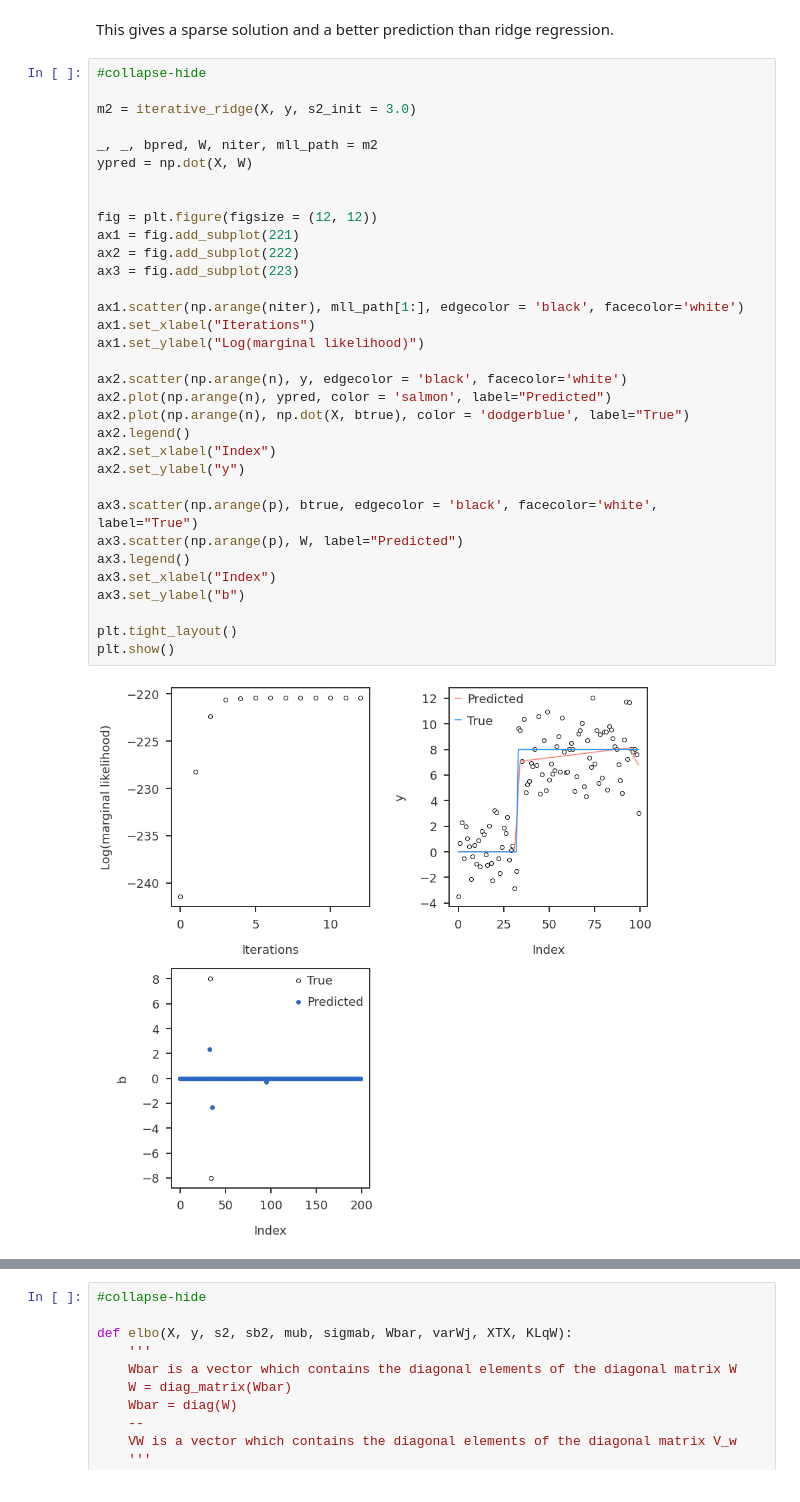
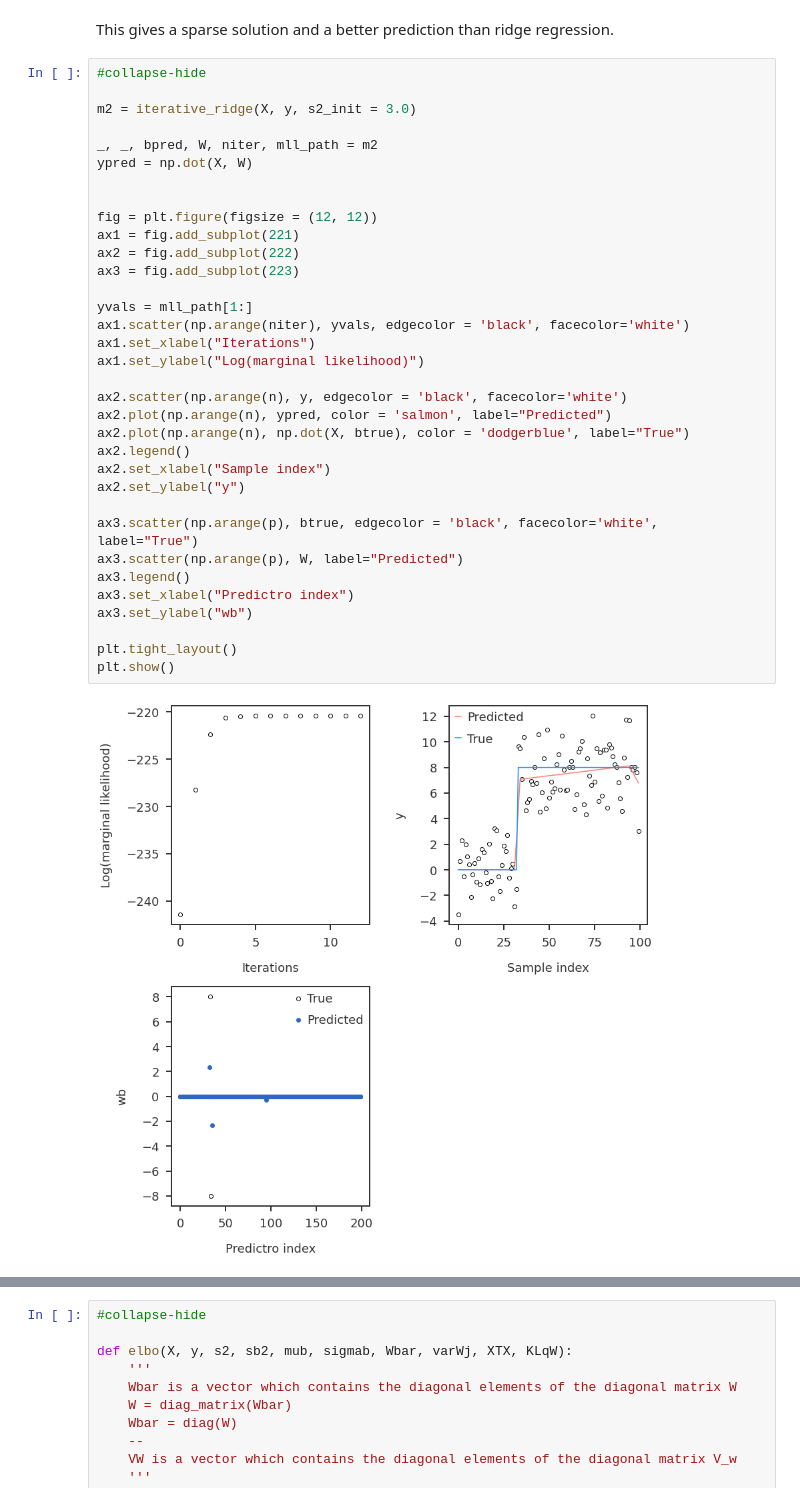
Before and after one commit to banskt/iridge-notes, a Jupyter notebook: _notebooks/2020-12-30-ebmr-with-product-of-coefficients.ipynb, the cells around one changed output, grey strips where cells are left out. Drawn from its saved outputs; the diff is of its cells as text.

```diff
--- a/_notebooks/2020-12-30-ebmr-with-product-of-coefficients.ipynb
+++ b/_notebooks/2020-12-30-ebmr-with-product-of-coefficients.ipynb
@@ -188,38 +196,39 @@ This gives a sparse solution and a better prediction than ridge regression.
 # %%
 #collapse-hide
 
 m2 = iterative_ridge(X, y, s2_init = 3.0)
 
 _, _, bpred, W, niter, mll_path = m2
 ypred = np.dot(X, W)
 
 
 fig = plt.figure(figsize = (12, 12))
 ax1 = fig.add_subplot(221)
 ax2 = fig.add_subplot(222)
 ax3 = fig.add_subplot(223)
 
-ax1.scatter(np.arange(niter), mll_path[1:], edgecolor = 'black', facecolor='white')
+yvals = mll_path[1:]
+ax1.scatter(np.arange(niter), yvals, edgecolor = 'black', facecolor='white')
 ax1.set_xlabel("Iterations")
 ax1.set_ylabel("Log(marginal likelihood)")
 
 ax2.scatter(np.arange(n), y, edgecolor = 'black', facecolor='white')
 ax2.plot(np.arange(n), ypred, color = 'salmon', label="Predicted")
 ax2.plot(np.arange(n), np.dot(X, btrue), color = 'dodgerblue', label="True")
 ax2.legend()
-ax2.set_xlabel("Index")
+ax2.set_xlabel("Sample index")
 ax2.set_ylabel("y")
 
 ax3.scatter(np.arange(p), btrue, edgecolor = 'black', facecolor='white', label="True")
 ax3.scatter(np.arange(p), W, label="Predicted")
 ax3.legend()
-ax3.set_xlabel("Index")
-ax3.set_ylabel("b")
+ax3.set_xlabel("Predictro index")
+ax3.set_ylabel("wb")
 
 plt.tight_layout()
 plt.show()
 # %% [output]
-[figure, old version]
+[figure, new version]
 # %% [markdown]
 ### Approximate ELBO in the iterative framework
 
```
Also changed, not shown: parts of 8 cells of this notebook, 2 other files.
